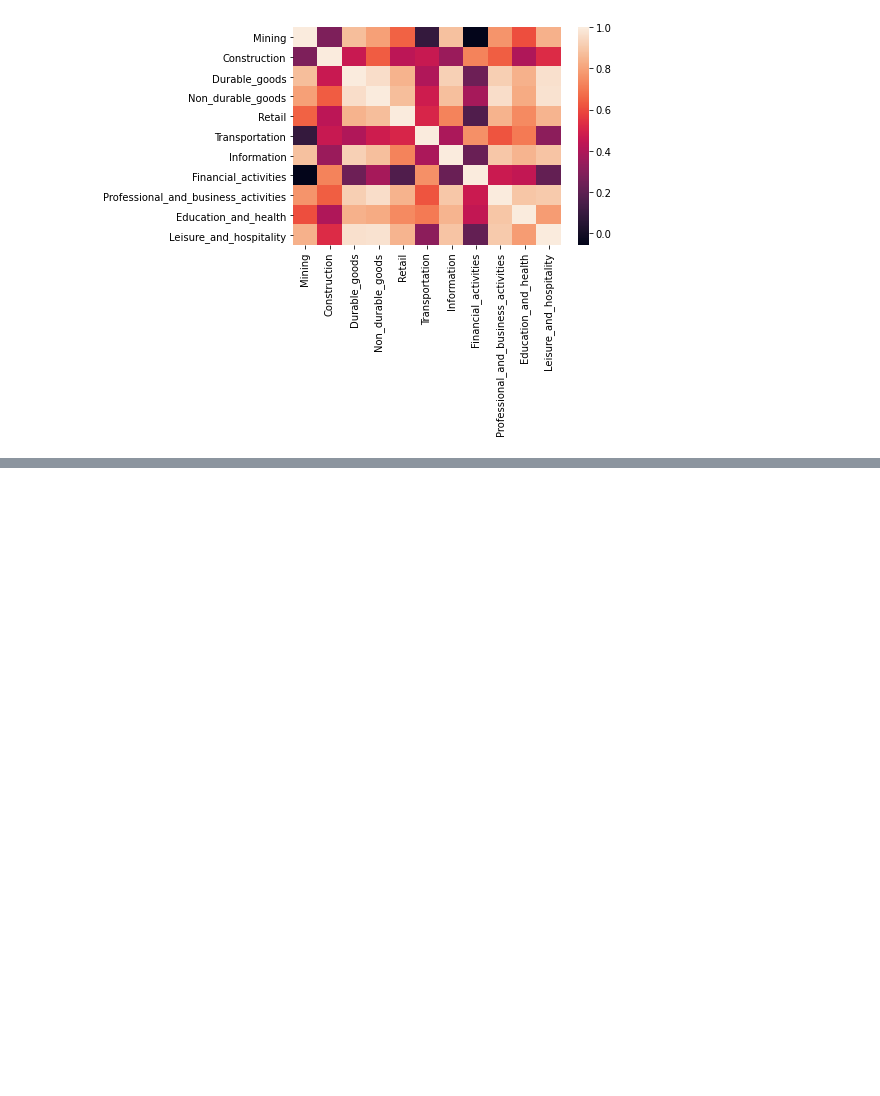
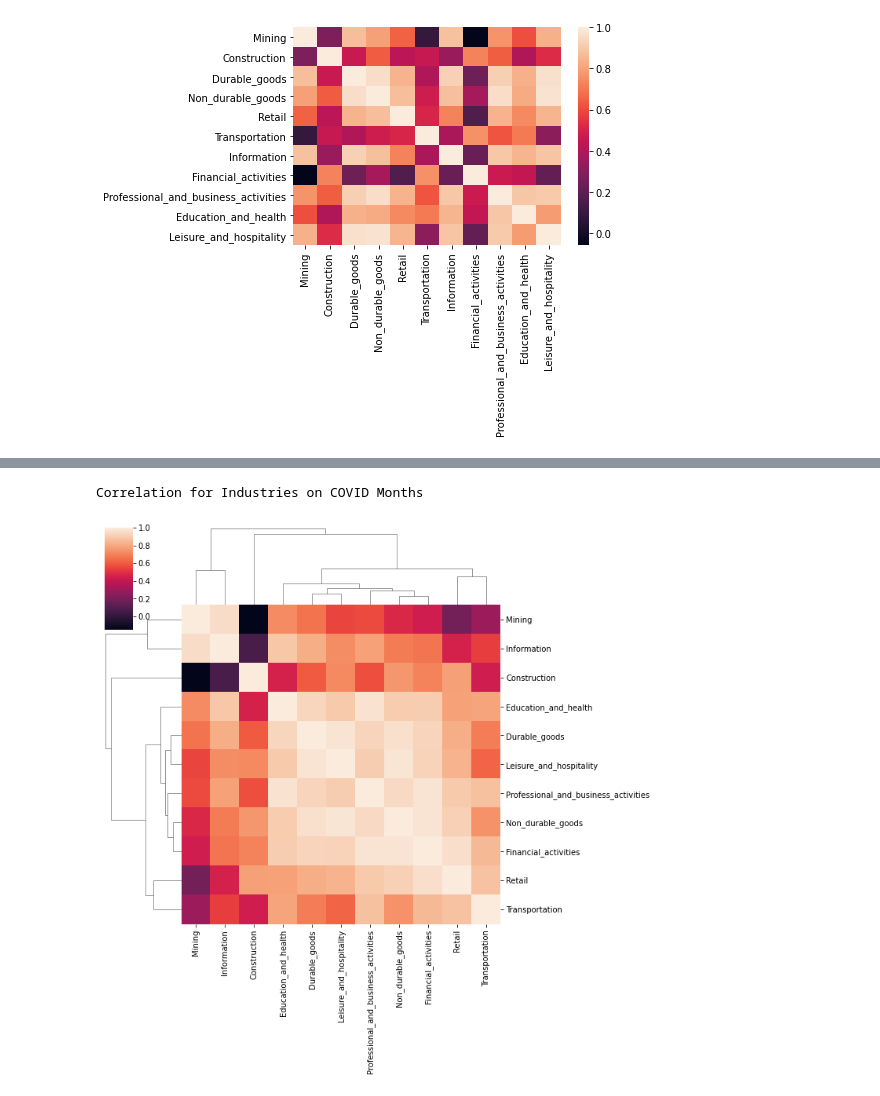
Before and after one commit to Rcidm1994/Project1, a Jupyter notebook: Covid Vs Unemployment.ipynb, the cells around one changed output, grey strips where cells are left out. Drawn from its saved outputs; the diff is of its cells as text; code cells hidden in the pictures; blank space fills up the shorter version.

```diff
--- a/Covid Vs Unemployment.ipynb
+++ b/Covid Vs Unemployment.ipynb
@@ -48,0 +65,9 @@ g = sns.clustermap(unemployment_data.corr())
+# %%
+unemployment_covid = unemployment[unemployment['Unnamed: 0'] <= 10]
+unemployment_covid = unemployment_covid.drop(columns=['Unnamed: 0', 'Date'])
+unemployment_covid.corr()
+g = sns.clustermap(unemployment_covid.corr())
+print("Correlation for Industries on COVID Months")
+# %% [output]
+Correlation for Industries on COVID Months
+[figure, added]
```
Also changed, not shown: parts of 3 cells of this notebook.
